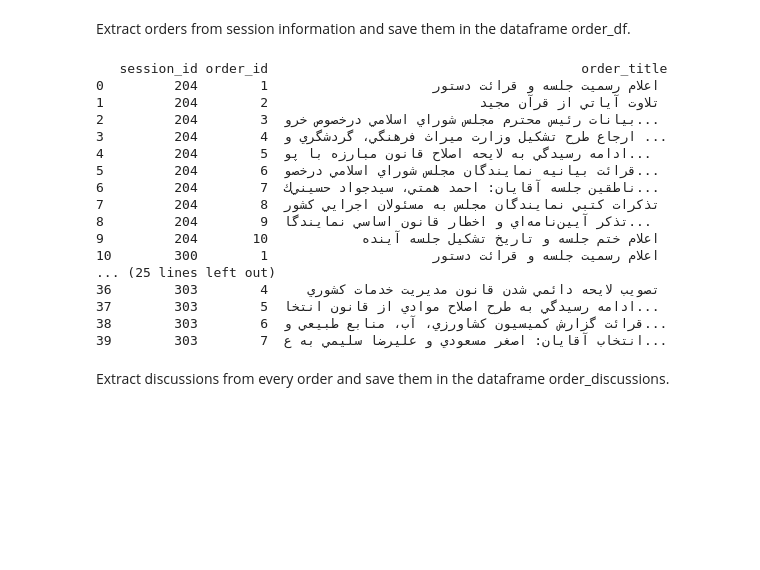
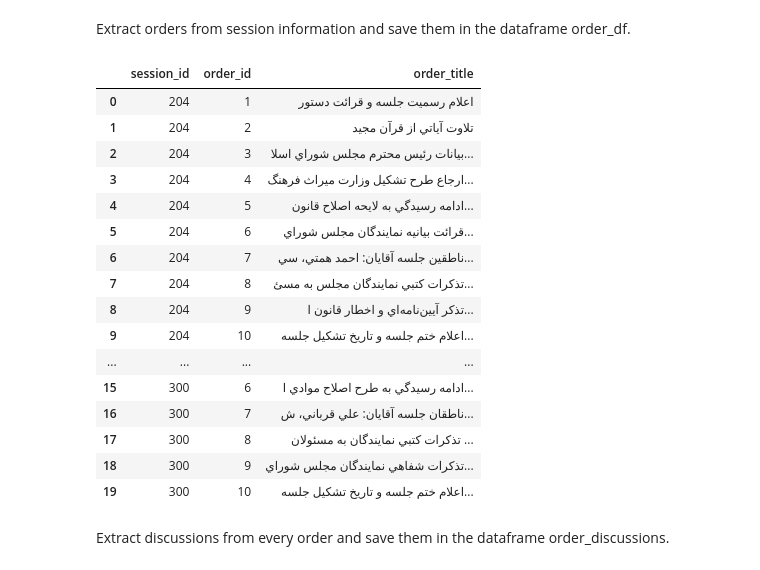
Before and after one commit to mortezagk/publicwhip, a Jupyter notebook: data_transformation/transforming_json_files_to_dataframes.ipynb, the cells around one changed output. Saved outputs shown, nothing was run; the diff lists cells and outputs as text; code cells hidden in the pictures; blank space fills up the shorter version.

```diff
--- a/data_transformation/transforming_json_files_to_dataframes.ipynb
+++ b/data_transformation/transforming_json_files_to_dataframes.ipynb
@@ -89,51 +90,52 @@ import re
 
 session_order_fields = {
     "session_id": [],
     "order_id": [],
     "order_title": []}
 
 session_order_df = pd.DataFrame(data=session_order_fields)
 
 # Pattern to be used for removing the numbering html signs from order titles.
 pattern = re.compile("^[0-9]*\r\n")
 
 for json_file in json_files:
     # Opening JSON file
     json_file = open(path_to_json + json_file,'r')
 
     # returns JSON object as a dictionary
     dict_data = json.load(json_file)
 
     for order in dict_data["mashrooh"]:
 
         #Remove the numbering html marks from the order tilte.
         order_title = re.sub(pattern, '', dict_data["mashrooh"][order]["title"], count=0, flags=0)
 
         session_order_df.loc[session_order_df.shape[0]] = [
             dict_data["sessionInfo"]["session"],
             order[5:],
             order_title]
 
-print(session_order_df.head(40))
 session_order_df.to_csv("export_dataframes/session_orders.csv")
+
+session_order_df.head(20)
 # %% [output]
-   session_id order_id                                        order_title
-0         204        1                     اعلام رسميت جلسه و قرائت دستور
-1         204        2                           تلاوت آياتي از قرآن مجيد
-2         204        3  بيانات رئيس محترم مجلس شوراي اسلامي درخصوص خرو...
-3         204        4  ارجاع طرح تشكيل وزارت ميراث فرهنگي، گردشگري و ...
-4         204        5  ادامه رسيدگي به لايحه اصلاح قانون مبارزه با پو...
-5         204        6  قرائت بيانيه نمايندگان مجلس شوراي اسلامي درخصو...
-6         204        7  ناطقين جلسه آقايان: احمد همتي، سيدجواد حسيني‌ك...
-7         204        8  تذكرات كتبي نمايندگان مجلس به مسئولان اجرايي كشور
-8         204        9  تذكر آيين‌نامه‌اي و اخطار قانون اساسي نمايندگا...
-9         204       10            اعلام ختم جلسه و تاريخ تشكيل جلسه آينده
-10        300        1                     اعلام رسميت جلسه و قرائت دستور
-... (25 lines left out)
-36        303        4     تصويب لايحه دائمي شدن قانون مديريت خدمات كشوري
-37        303        5  ادامه رسيدگي به طرح اصلاح موادي از قانون انتخا...
-38        303        6  قرائت گزارش كميسيون كشاورزي، آب، منابع طبيعي و...
-39        303        7  انتخاب آقايان: اصغر مسعودي و عليرضا سليمي به ع...
+|  | session_id | order_id | order_title |
+| 0 | 204 | 1 | اعلام رسميت جلسه و قرائت دستور |
+| 1 | 204 | 2 | تلاوت آياتي از قرآن مجيد |
+| 2 | 204 | 3 | بيانات رئيس محترم مجلس شوراي اسلا... |
+| 3 | 204 | 4 | ارجاع طرح تشكيل وزارت ميراث فرهنگ... |
+| 4 | 204 | 5 | ادامه رسيدگي به لايحه اصلاح قانون... |
+| 5 | 204 | 6 | قرائت بيانيه نمايندگان مجلس شوراي... |
+| 6 | 204 | 7 | ناطقين جلسه آقايان: احمد همتي، سي... |
+| 7 | 204 | 8 | تذكرات كتبي نمايندگان مجلس به مسئ... |
+| 8 | 204 | 9 | تذكر آيين‌نامه‌اي و اخطار قانون ا... |
+| 9 | 204 | 10 | اعلام ختم جلسه و تاريخ تشكيل جلسه... |
+| ... | ... | ... | ... |
+| 15 | 300 | 6 | ادامه رسيدگي به طرح اصلاح موادي ا... |
+| 16 | 300 | 7 | ناطقان جلسه آقايان: علي قرباني، ش... |
+| 17 | 300 | 8 | تذكرات كتبي نمايندگان به مسئولان ... |
+| 18 | 300 | 9 | تذكرات شفاهي نمايندگان مجلس شوراي... |
+| 19 | 300 | 10 | اعلام ختم جلسه و تاريخ تشكيل جلسه... |
 # %% [markdown]
 Extract discussions from every order and save them in the dataframe order_discussions.
 # %%
```
Also changed, not shown: parts of 3 cells of this notebook, 1 other file.
